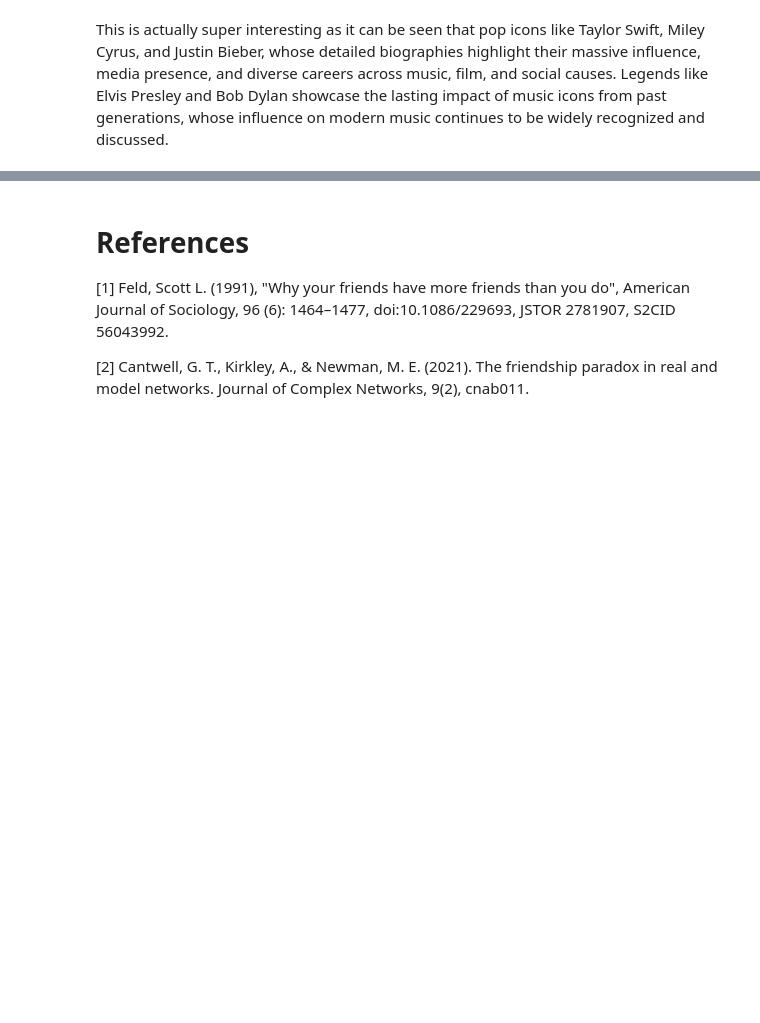
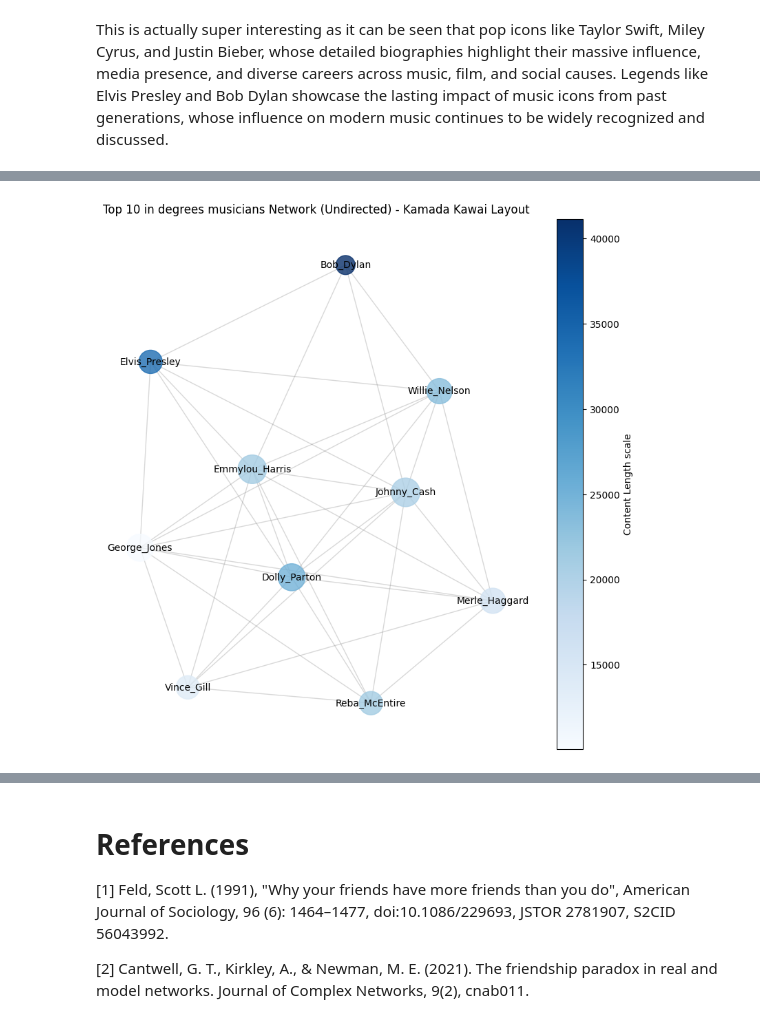
Before and after one commit to famu8/socialgraphs2024, a Jupyter notebook: Assignment1.ipynb, the cells around one changed output, grey strips where cells are left out. Drawn from its saved outputs; the diff is of its cells as text; code cells hidden in the pictures; blank space fills up the shorter version.

```diff
--- a/Assignment1.ipynb
+++ b/Assignment1.ipynb
@@ -579,0 +643,33 @@ This is actually super interesting as it can be seen that pop icons like Taylor
+# %%
+#Subgraph of the Top 10 in degrees musicians creation
+
+top_10_in_degrees = sorted(G.in_degree(), key=lambda x: x[1], reverse=True)[:10]
+top_10_in_names, top_10_in_values = zip(*top_10_in_degrees)
+subgraph_nodes = set(top_10_in_names)
+subgraph = G.subgraph(subgraph_nodes).copy()
+
+undirected_graph = subgraph.to_undirected()
+degrees = np.array([undirected_graph.degree(n) for n in undirected_graph.nodes()])
+content_lengths = np.array([undirected_graph.nodes[n]['word_count'] for n in undirected_graph.nodes()])
+norm_content_lengths = (content_lengths - np.min(content_lengths)) / (np.max(content_lengths) - np.min(content_lengths))
+
+plt.figure(figsize=(10, 10))
+pos = nx.kamada_kawai_layout(undirected_graph)
+cmap = plt.get_cmap('Blues')
+
+
+nodes = nx.draw_networkx_nodes(undirected_graph, pos, node_size=degrees * 100,node_color=norm_content_lengths, cmap=cmap, alpha=0.8)
+edges = nx.draw_networkx_edges(undirected_graph, pos, alpha=0.3, edge_color='gray')
+
+nx.draw_networkx_labels(undirected_graph, pos, font_size=10, font_color='black')
+sm = plt.cm.ScalarMappable(cmap=cmap, norm=plt.Normalize(vmin=np.min(content_lengths), vmax=np.max(content_lengths)))
+sm.set_array([])
+cbar = plt.colorbar(sm, ax=plt.gca())
+cbar.set_label('Content Length scale')
+
+
+plt.title("Top 10 in degrees musicians Network (Undirected) - Kamada Kawai Layout")
+plt.axis('off')
+plt.show()
+# %% [output]
+[figure, added]
```
Also changed, not shown: parts of 9 cells of this notebook, 1 other file.
